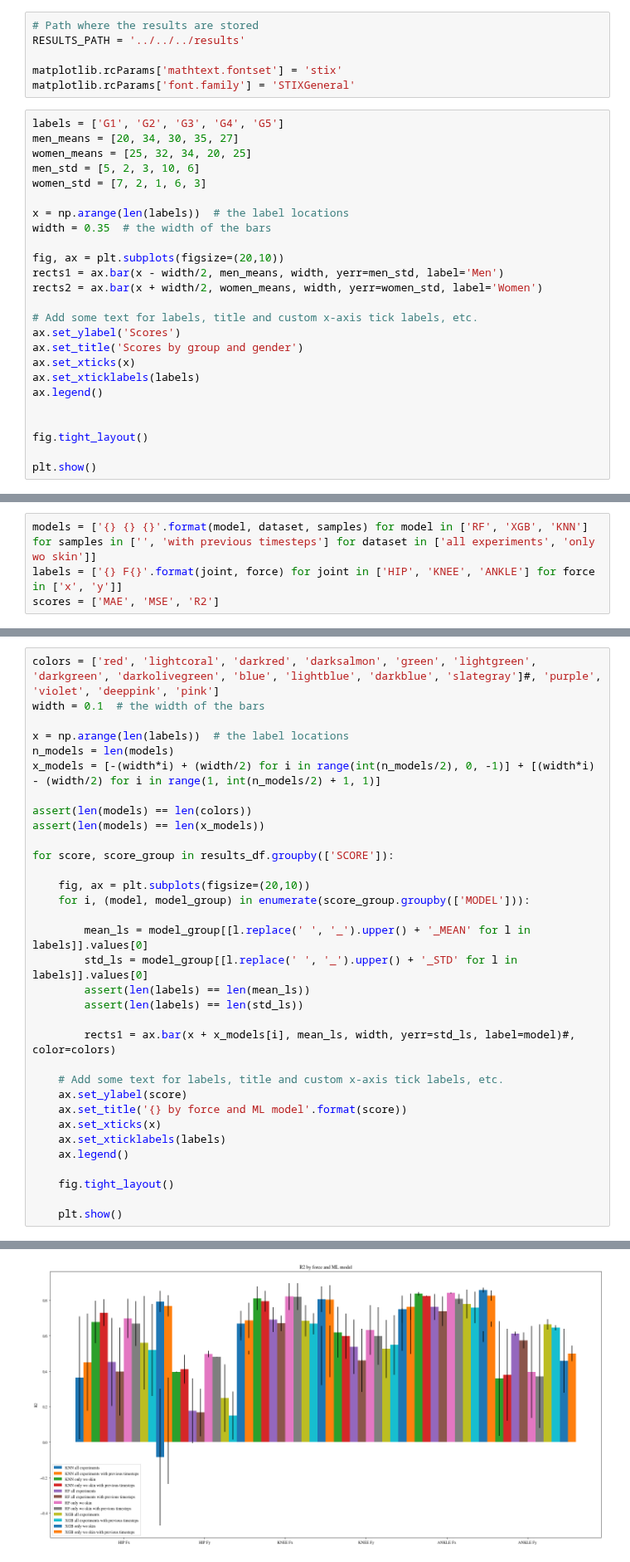
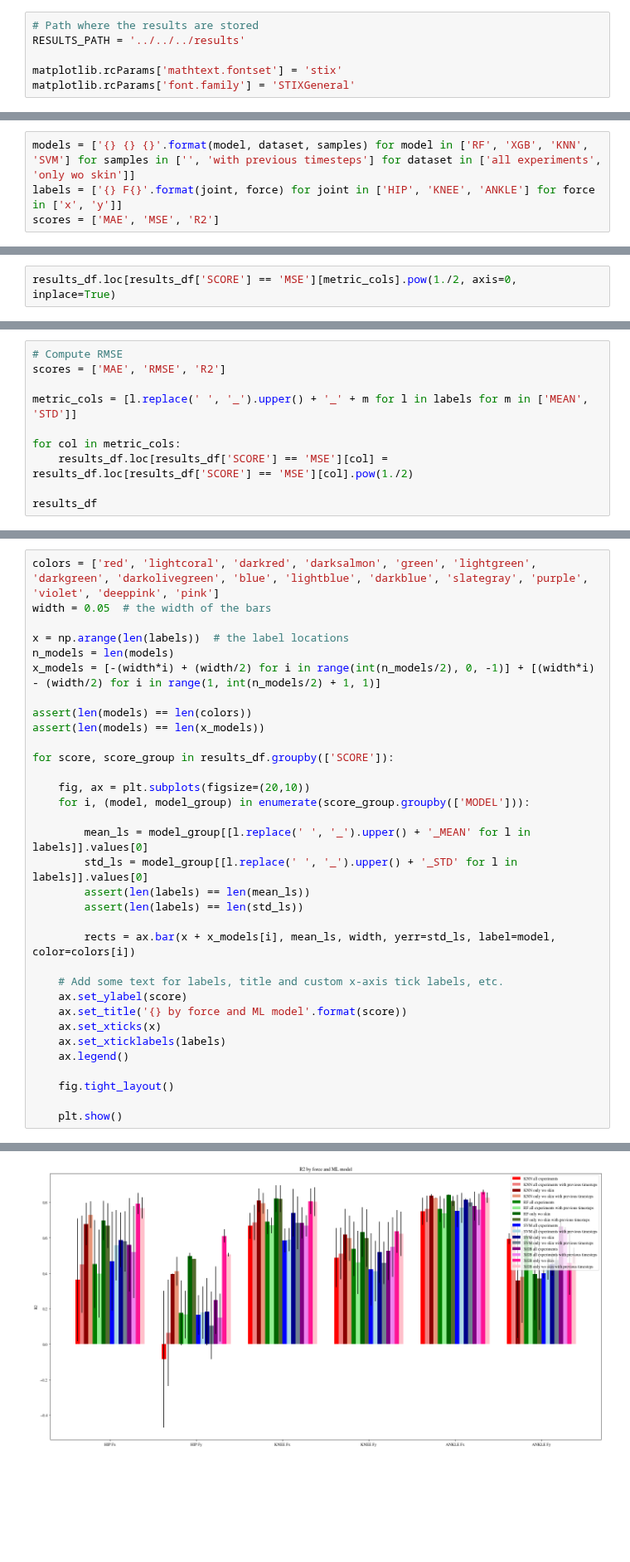
Before and after one commit to hl0d0w1g/EXOSAFE-ML, a Jupyter notebook: notebooks/models/interaction_forces/results_analysis.ipynb, the cells around one changed output, grey strips where cells are left out. Shown at 83% size. Drawn from its saved outputs; the diff is of its cells as text; blank space fills up the shorter version.

Commit message:
New final results plots

```diff
--- a/notebooks/models/interaction_forces/results_analysis.ipynb
+++ b/notebooks/models/interaction_forces/results_analysis.ipynb
@@ -10,28 +10,3 @@ RESULTS_PATH = '../../../results'
 
 matplotlib.rcParams['mathtext.fontset'] = 'stix'
 matplotlib.rcParams['font.family'] = 'STIXGeneral'
-# %%
-labels = ['G1', 'G2', 'G3', 'G4', 'G5']
-men_means = [20, 34, 30, 35, 27]
-women_means = [25, 32, 34, 20, 25]
-men_std = [5, 2, 3, 10, 6]
-women_std = [7, 2, 1, 6, 3]
-
-x = np.arange(len(labels))  # the label locations
-width = 0.35  # the width of the bars
-
-fig, ax = plt.subplots(figsize=(20,10))
-rects1 = ax.bar(x - width/2, men_means, width, yerr=men_std, label='Men')
-rects2 = ax.bar(x + width/2, women_means, width, yerr=women_std, label='Women')
-
-# Add some text for labels, title and custom x-axis tick labels, etc.
-ax.set_ylabel('Scores')
-ax.set_title('Scores by group and gender')
-ax.set_xticks(x)
-ax.set_xticklabels(labels)
-ax.legend()
-
-
-fig.tight_layout()
-
-plt.show()
@@ -40,5 +13,5 @@ plt.show()
 # %%
-models = ['{} {} {}'.format(model, dataset, samples) for model in ['RF', 'XGB', 'KNN'] for samples in ['', 'with previous timesteps'] for dataset in ['all experiments', 'only wo skin']]
+models = ['{} {} {}'.format(model, dataset, samples) for model in ['RF', 'XGB', 'KNN', 'SVM'] for samples in ['', 'with previous timesteps'] for dataset in ['all experiments', 'only wo skin']]
 labels = ['{} F{}'.format(joint, force) for joint in ['HIP', 'KNEE', 'ANKLE'] for force in ['x', 'y']]
 scores = ['MAE', 'MSE', 'R2']
 # %%
@@ -109,0 +87,2 @@ results_df.loc[(results_df['SCORE'] == 'MAE') & (results_df['MODEL'] == 'RF all
+# %%
+results_df.loc[results_df['SCORE'] == 'MSE'][metric_cols].pow(1./2, axis=0, inplace=True)
@@ -109,0 +111,10 @@ results_df.loc[(results_df['SCORE'] == 'MAE') & (results_df['MODEL'] == 'RF all
+# %%
+# Compute RMSE
+scores = ['MAE', 'RMSE', 'R2']
+
+metric_cols = [l.replace(' ', '_').upper() + '_' + m for l in labels for m in ['MEAN', 'STD']]
+
+for col in metric_cols:
+    results_df.loc[results_df['SCORE'] == 'MSE'][col] = results_df.loc[results_df['SCORE'] == 'MSE'][col].pow(1./2)
+
+results_df
@@ -110,6 +144,6 @@ results_df.loc[(results_df['SCORE'] == 'MAE') & (results_df['MODEL'] == 'RF all
 # %%
-colors = ['red', 'lightcoral', 'darkred', 'darksalmon', 'green', 'lightgreen', 'darkgreen', 'darkolivegreen', 'blue', 'lightblue', 'darkblue', 'slategray']#, 'purple', 'violet', 'deeppink', 'pink']
-width = 0.1  # the width of the bars
+colors = ['red', 'lightcoral', 'darkred', 'darksalmon', 'green', 'lightgreen', 'darkgreen', 'darkolivegreen', 'blue', 'lightblue', 'darkblue', 'slategray', 'purple', 'violet', 'deeppink', 'pink']
+width = 0.05  # the width of the bars
 
 x = np.arange(len(labels))  # the label locations
 n_models = len(models)
@@ -128,7 +162,7 @@ for score, score_group in results_df.groupby(['SCORE']):
         assert(len(labels) == len(mean_ls))
         assert(len(labels) == len(std_ls))
 
-        rects1 = ax.bar(x + x_models[i], mean_ls, width, yerr=std_ls, label=model)#, color=colors)
+        rects = ax.bar(x + x_models[i], mean_ls, width, yerr=std_ls, label=model, color=colors[i])
 
     # Add some text for labels, title and custom x-axis tick labels, etc.
     ax.set_ylabel(score)
@@ -146 +180 @@ for score, score_group in results_df.groupby(['SCORE']):
-[figure, old version]
+[figure, new version]
```
Also changed, not shown: parts of 12 cells of this notebook.
